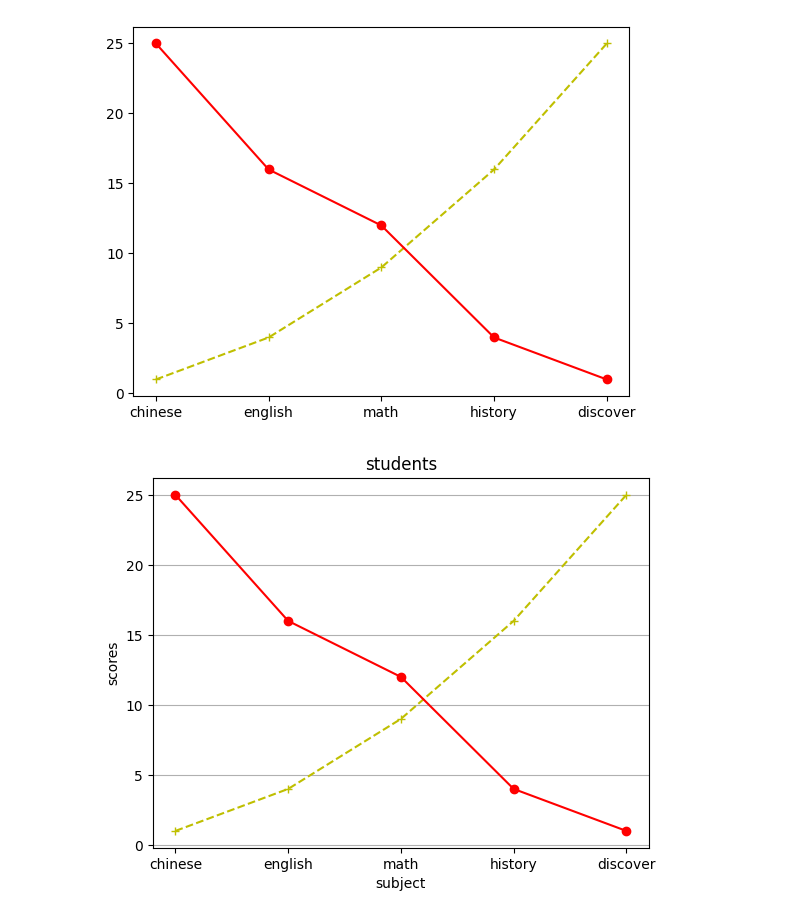
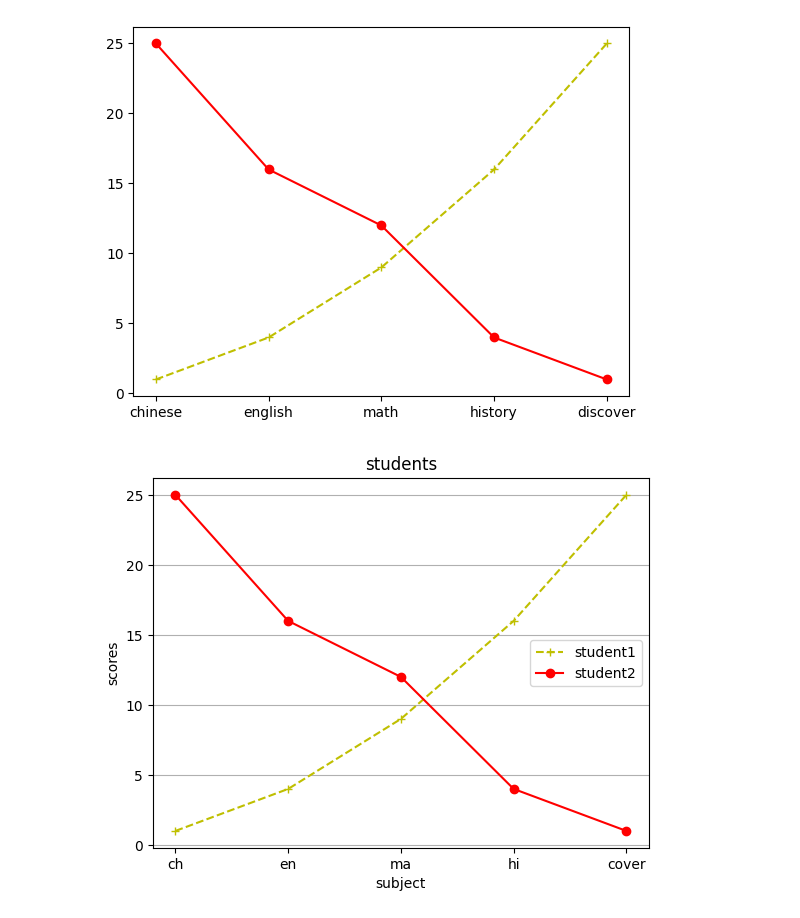
Before and after one commit to cloudorz0525/2024101501, a Jupyter notebook: lesson12/lesson12_3.ipynb, the cells around one changed output. Saved outputs shown, nothing was run; the diff lists cells and outputs as text; code cells hidden in the pictures.

```diff
--- a/lesson12/lesson12_3.ipynb
+++ b/lesson12/lesson12_3.ipynb
@@ -60,20 +60,23 @@ plt.show()
 # %%
 import matplotlib.pyplot as plt
 
 # 1.製作figure
 fig = plt.figure()
 
 # 2.在1.的figure上製作一個axes
 axes = fig.add_subplot(1, 1, 1)
 subjects = ['chinese','english','math','history','discover']
 nums1 = [1, 4, 9, 16, 25]
 nums2 = [25, 16, 12, 4, 1]
-axes.plot(subjects,nums1,'+--y')
-axes.plot(subjects,nums2,'o-r')
-axes.set_title('students')#
-axes.set_xlabel('subject')#
-axes.set_ylabel('scores')#
+axes.plot(subjects,nums1,'+--y',label='student1')
+axes.plot(subjects,nums2,'o-r',label='student2')
+axes.set_title('students')
+axes.set_xlabel('subject')
+axes.set_ylabel('scores')
 axes.grid(axis='y')
+axes.set_xticks([0, 1, 2, 3, 4])
+axes.set_xticklabels(['ch','en','ma','hi','cover'])
+axes.legend()
 plt.show()
 # %% [output]
-[figure, old version]
+[figure, new version]
```
Also changed, not shown: parts of 1 cell of this notebook.
